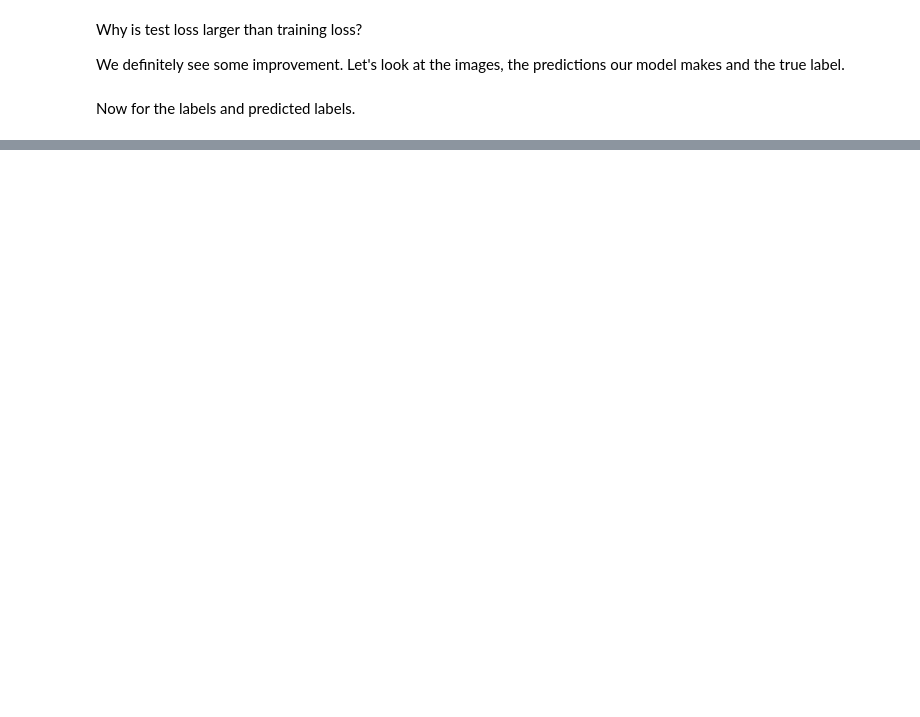
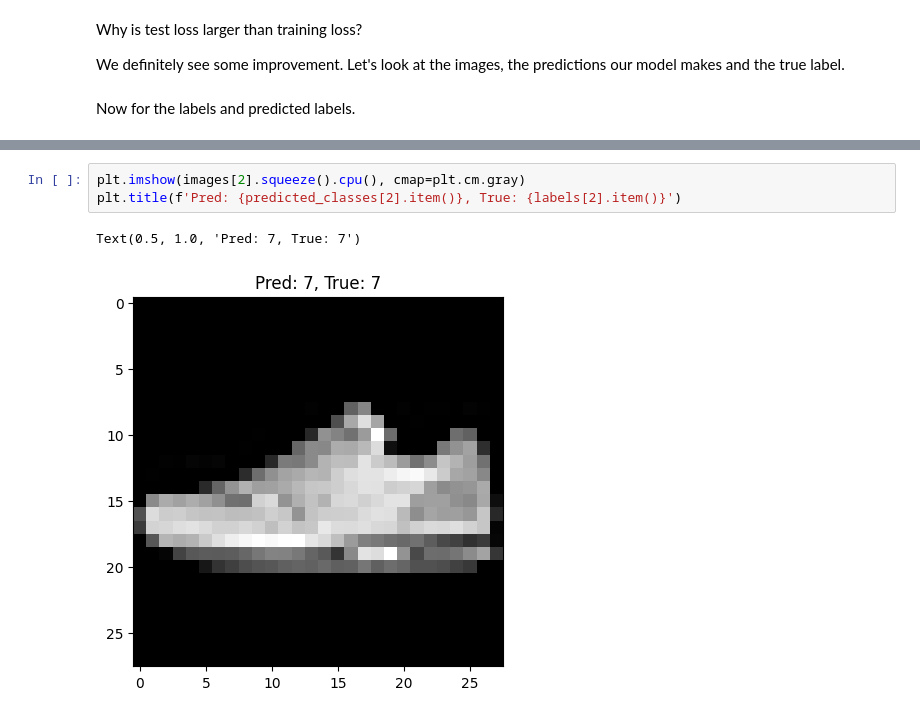
Before and after one commit to muyuanzhang14/dl-demos, a Jupyter notebook: demo01-basics-edited.ipynb, the cells around one changed output, grey strips where cells are left out. Saved outputs shown, nothing was run; the diff lists cells and outputs as text; blank space fills up the shorter version.

```diff
--- a/demo01-basics-edited.ipynb
+++ b/demo01-basics-edited.ipynb
@@ -312,0 +325,6 @@ Text(0.5, 1.0, 'Pred: 1, True: 2')
+# %%
+plt.imshow(images[2].squeeze().cpu(), cmap=plt.cm.gray)
+plt.title(f'Pred: {predicted_classes[2].item()}, True: {labels[2].item()}')
+# %% [output]
+Text(0.5, 1.0, 'Pred: 7, True: 7')
+[figure, added]
```
Also changed, not shown: parts of 10 cells of this notebook.
